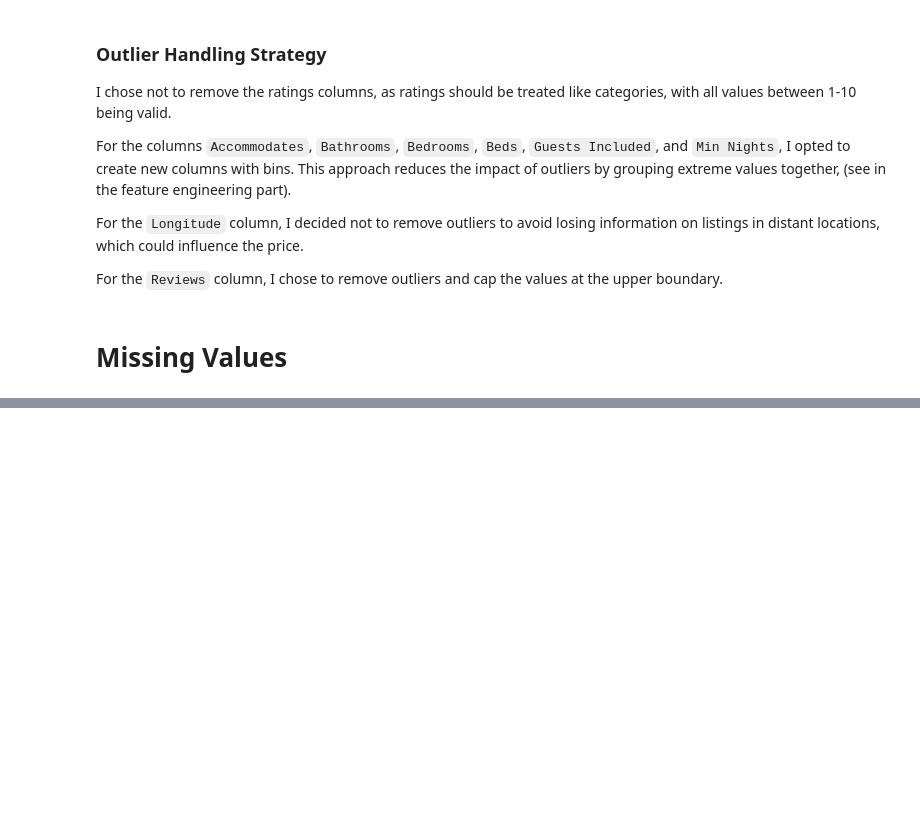
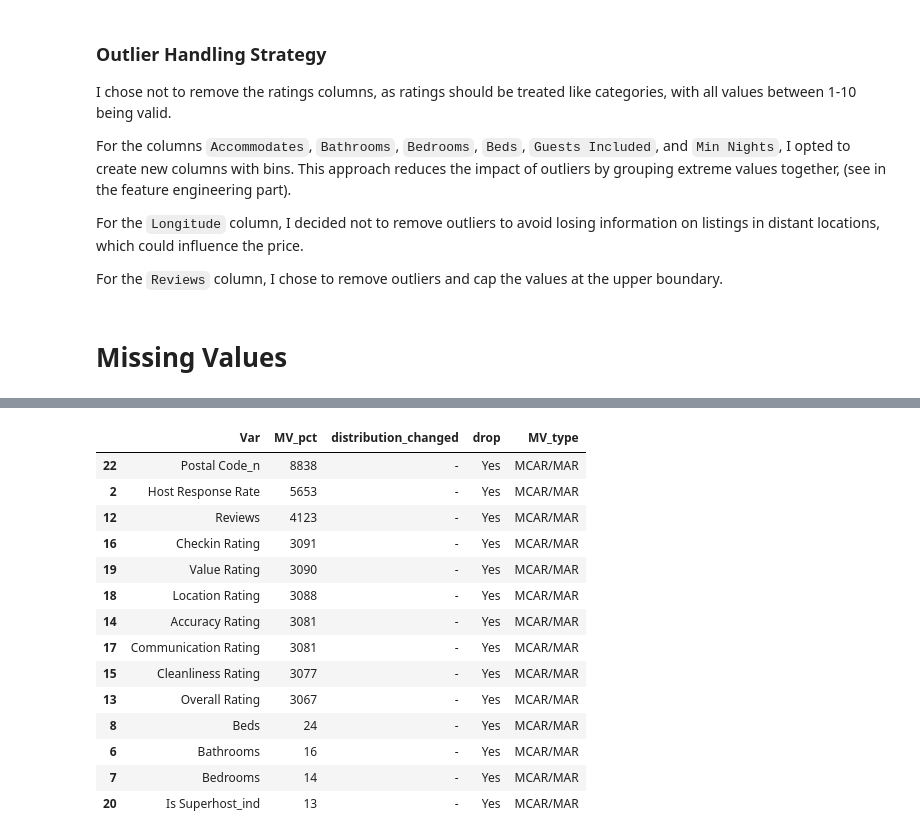
Before and after one commit to gilhagbi/Berlin-Airbnb-Ratings--Predict-listing-prices-, a Jupyter notebook: Data Cleansing,Outliers.ipynb, the cells around one changed output, grey strips where cells are left out. Drawn from its saved outputs; the diff is of its cells as text; code cells hidden in the pictures; blank space fills up the shorter version.

Commit message:
step 4 feature eng and feature selection

```diff
--- a/Data Cleansing,Outliers.ipynb
+++ b/Data Cleansing,Outliers.ipynb
@@ -486,9 +524,63 @@ MV_df_final
 # %%
-MV_df_final['drop']= 'Yes'
-MV_df_final['MV_type']= 'MCAR/MAR'
-MV_df_final.loc[(MV_df_final.distribution_changed== '+'),'drop']='No'
-MV_df_final.loc[(MV_df_final.distribution_changed== '+'),'MV_type']='MNAR'
-MV_df_final = MV_df_final[MV_df_final['MV_pct']>0].sort_values(by='MV_pct', ascending=False)
+import numpy as np
+import pandas as pd
+from scipy.stats import ks_2samp
+
+def analyze_missing_values(df, target_col):
+    # Filter for numerical columns
+    numerical_cols = df.select_dtypes(include=['int64', 'float64'])
+
+    # Create DataFrame to store results
+    MV_df_final = pd.DataFrame(columns=['Var', 'MV_pct', 'distribution_changed', 'drop', 'MV_type'])
+
+    # Loop through numerical columns
+    for col in numerical_cols:
+        # Separate data with and without missing values
+        null_values = df[col]
+        non_null_values = df[col][df[target_col].notna()]
+
+        # Calculate missing value percentage
+        mv_pct = df[col].isna().sum()
+
+        # Perform Kolmogorov-Smirnov test
+        pval = ks_2samp(null_values.dropna(), non_null_values)[1]
+        distribution_changed = '+' if pval < 0.5 else '-'
+
+        # Create a new row as a DataFrame
+        new_row = pd.DataFrame({
+            'Var': [col],
+            'MV_pct': [mv_pct],
+            'distribution_changed': [distribution_changed],
+            'drop': ['No' if distribution_changed == '+' else 'Yes'],
+            'MV_type': ['MNAR' if distribution_changed == '+' else 'MCAR/MAR']
+        })
+
+        # Concatenate the new row to the result DataFrame
+        MV_df_final = pd.concat([MV_df_final, new_row], ignore_index=True)
+
+    # Filter and sort the DataFrame
+    MV_df_final = MV_df_final[MV_df_final['MV_pct'] > 0].sort_values(by='MV_pct', ascending=False)
+
+    return MV_df_final
+
+# Example usage:
+MV_df_final = analyze_missing_values(df_cleaned, 'Price')
 MV_df_final
+# %% [output]
+|  | Var | MV_pct | distribution_changed | drop | MV_type |
+| 22 | Postal Code_n | 8838 | - | Yes | MCAR/MAR |
+| 2 | Host Response Rate | 5653 | - | Yes | MCAR/MAR |
+| 12 | Reviews | 4123 | - | Yes | MCAR/MAR |
+| 16 | Checkin Rating | 3091 | - | Yes | MCAR/MAR |
+| 19 | Value Rating | 3090 | - | Yes | MCAR/MAR |
+| 18 | Location Rating | 3088 | - | Yes | MCAR/MAR |
+| 14 | Accuracy Rating | 3081 | - | Yes | MCAR/MAR |
+| 17 | Communication Rating | 3081 | - | Yes | MCAR/MAR |
+| 15 | Cleanliness Rating | 3077 | - | Yes | MCAR/MAR |
+| 13 | Overall Rating | 3067 | - | Yes | MCAR/MAR |
+| 8 | Beds | 24 | - | Yes | MCAR/MAR |
+| 6 | Bathrooms | 16 | - | Yes | MCAR/MAR |
+| 7 | Bedrooms | 14 | - | Yes | MCAR/MAR |
+| 20 | Is Superhost_ind | 13 | - | Yes | MCAR/MAR |
 # %%
 df_cleaned.info()
```
Also changed, not shown: parts of 29 cells of this notebook, 8 other files.
